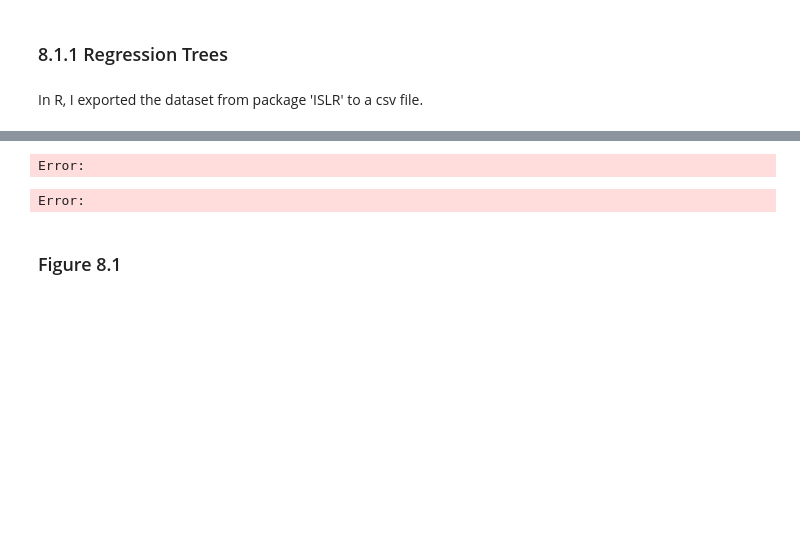
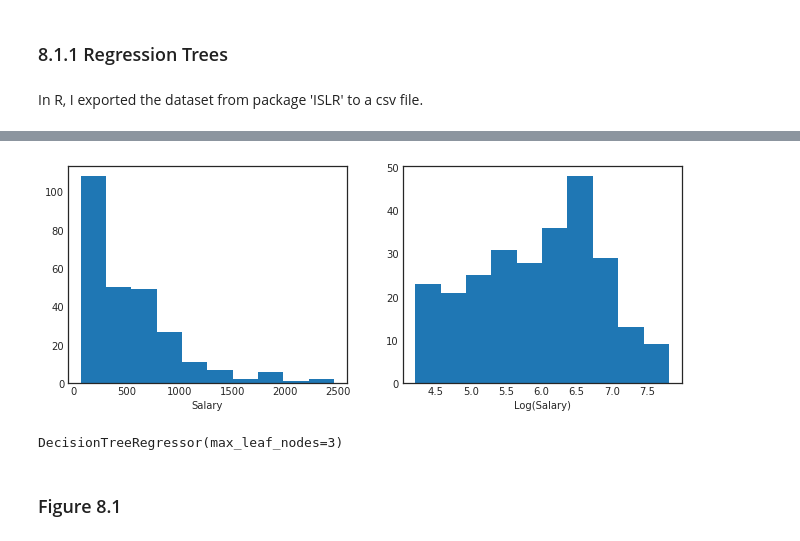
Before and after one commit to tvanzyl/ISL1_Python, a Jupyter notebook: Notebooks/Chapter 8.ipynb, the cells around one changed output, grey strips where cells are left out. Drawn from its saved outputs; the diff is of its cells as text; code cells hidden in the pictures; blank space fills up the shorter version.

```diff
--- a/Notebooks/Chapter 8.ipynb
+++ b/Notebooks/Chapter 8.ipynb
@@ -58,19 +68,19 @@ Error:
 # %%
-X = df[['Years', 'Hits']].as_matrix()
-y = np.log(df.Salary.as_matrix())
+X = df[['Years', 'Hits']].values
+y = np.log(df.Salary.values)
 
 fig, (ax1, ax2) = plt.subplots(1,2, figsize=(11,4))
-ax1.hist(df.Salary.as_matrix())
+ax1.hist(df.Salary.values)
 ax1.set_xlabel('Salary')
 ax2.hist(y)
 ax2.set_xlabel('Log(Salary)');
 # %% [output]
-Error:
+[figure, added]
 # %%
 regr = DecisionTreeRegressor(max_leaf_nodes=3)
 regr.fit(X, y)
 # %% [output]
-Error:
+DecisionTreeRegressor(max_leaf_nodes=3)
 # %% [markdown]
 ### Figure 8.1
 # %%
```
Also changed, not shown: parts of 38 cells of this notebook, 3 other files.
